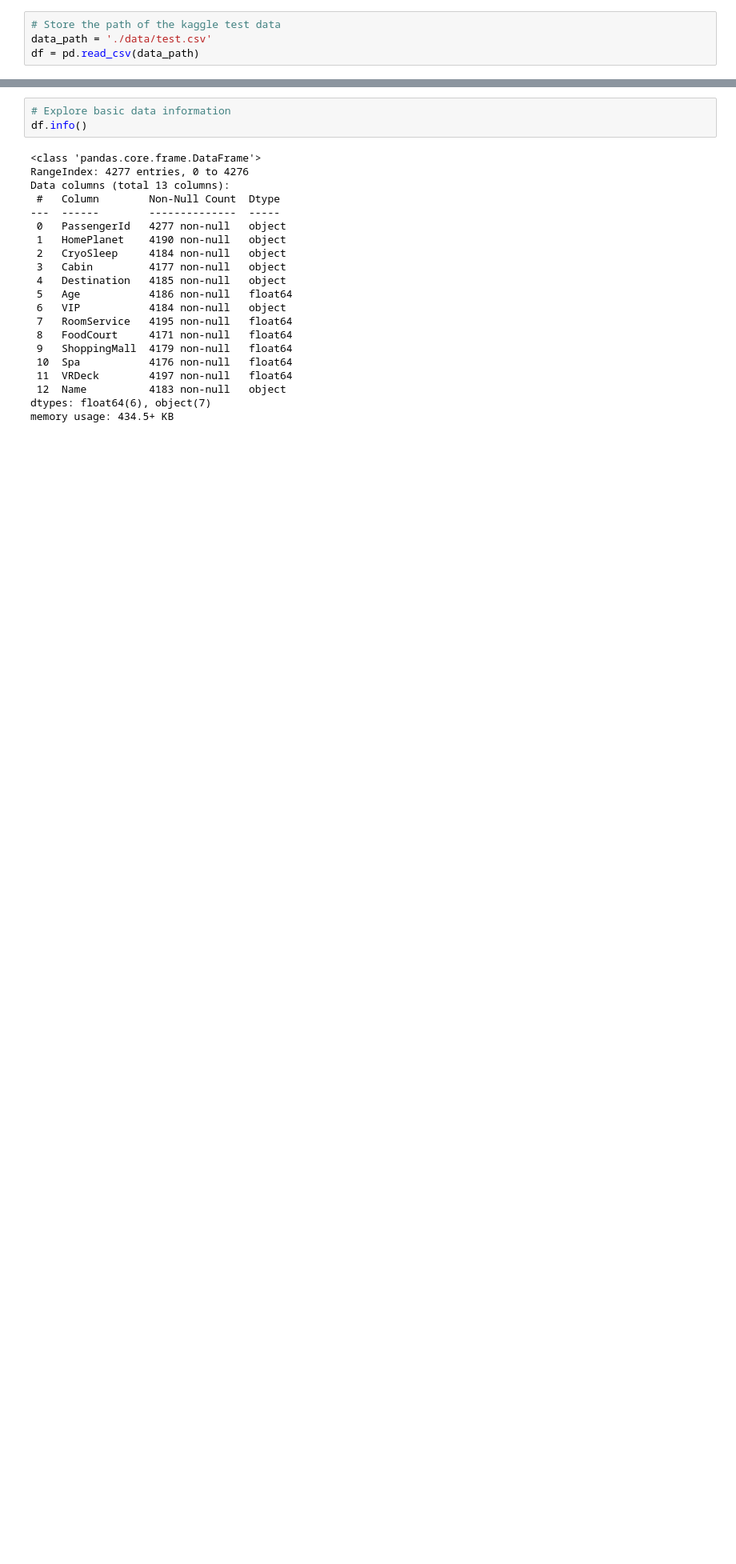
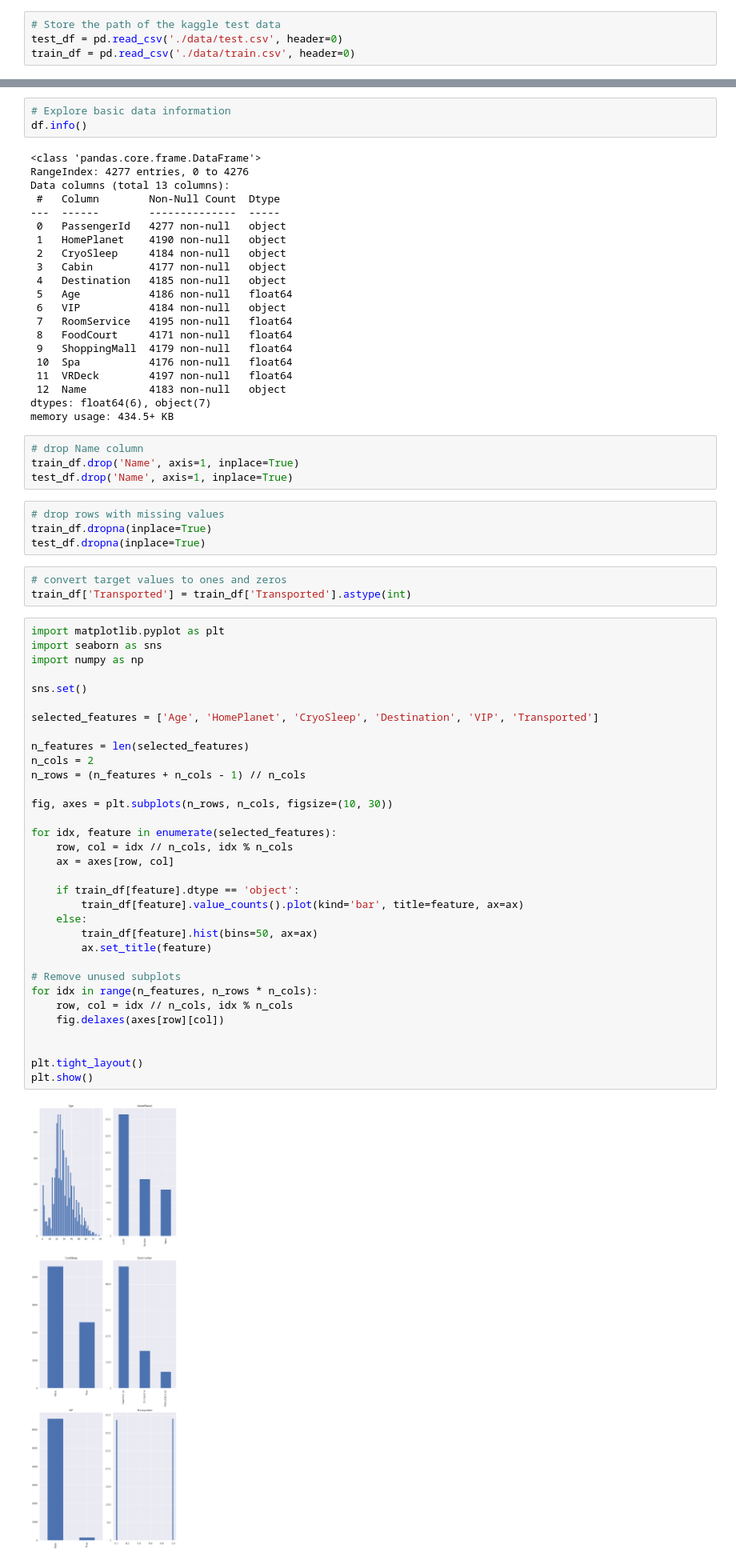
Before and after one commit to terrytosh/spaceship-titanic, a Jupyter notebook: main.ipynb, the cells around one changed output, grey strips where cells are left out. Shown at 80% size. Cells and saved outputs as stored; diff of their text form; blank space fills up the shorter version.

Commit message:
Added more data preprocessing, including graphs

```diff
--- a/main.ipynb
+++ b/main.ipynb
@@ -15,5 +12,5 @@ All necessary libraries imported...
 1.2 - Load the dataset into Panda's DataFrame Object
 # %%
 # Store the path of the kaggle test data
-data_path = './data/test.csv'
-df = pd.read_csv(data_path)
+test_df = pd.read_csv('./data/test.csv', header=0)
+train_df = pd.read_csv('./data/train.csv', header=0)
@@ -110,3 +122,49 @@ Data columns (total 13 columns):
  12  Name          4183 non-null   object
 dtypes: float64(6), object(7)
 memory usage: 434.5+ KB
+# %%
+# drop Name column
+train_df.drop('Name', axis=1, inplace=True)
+test_df.drop('Name', axis=1, inplace=True)
+# %%
+# drop rows with missing values
+train_df.dropna(inplace=True)
+test_df.dropna(inplace=True)
+# %%
+# convert target values to ones and zeros
+train_df['Transported'] = train_df['Transported'].astype(int)
+# %%
+import matplotlib.pyplot as plt
+import seaborn as sns
+import numpy as np
+
+sns.set()
+
+selected_features = ['Age', 'HomePlanet', 'CryoSleep', 'Destination', 'VIP', 'Transported']
+
+n_features = len(selected_features)
+n_cols = 2
+n_rows = (n_features + n_cols - 1) // n_cols
+
+fig, axes = plt.subplots(n_rows, n_cols, figsize=(10, 30))
+
+for idx, feature in enumerate(selected_features):
+    row, col = idx // n_cols, idx % n_cols
+    ax = axes[row, col]
+
+    if train_df[feature].dtype == 'object':
+        train_df[feature].value_counts().plot(kind='bar', title=feature, ax=ax)
+    else:
+        train_df[feature].hist(bins=50, ax=ax)
+        ax.set_title(feature)
+
+# Remove unused subplots
+for idx in range(n_features, n_rows * n_cols):
+    row, col = idx // n_cols, idx % n_cols
+    fig.delaxes(axes[row][col])
+
+
+plt.tight_layout()
+plt.show()
+# %% [output]
+[figure, added]
```
Also changed, not shown: parts of 9 cells of this notebook.
